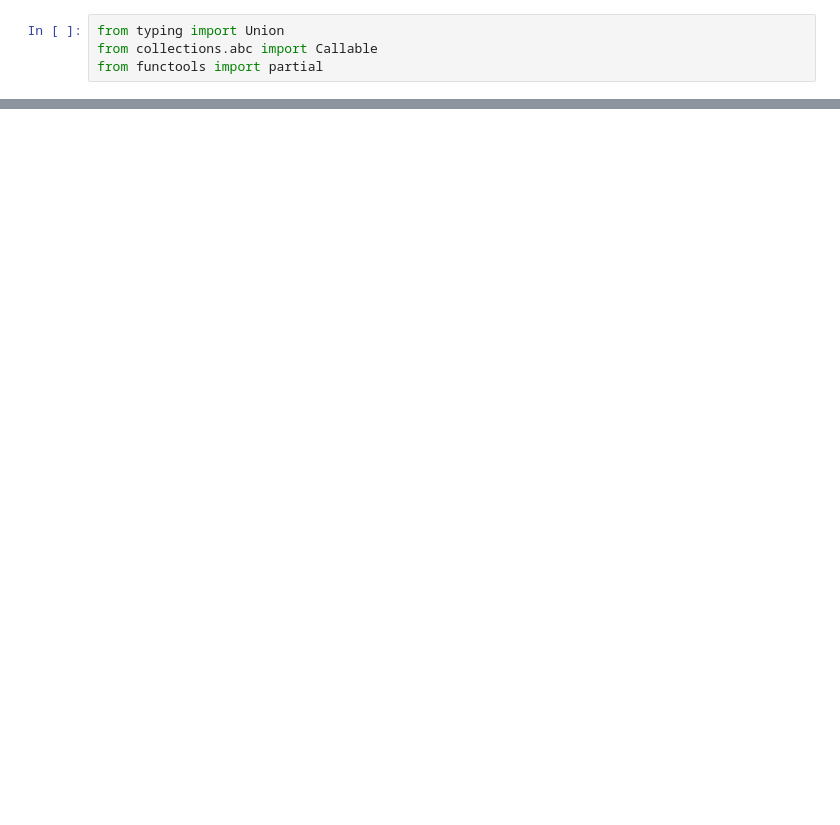
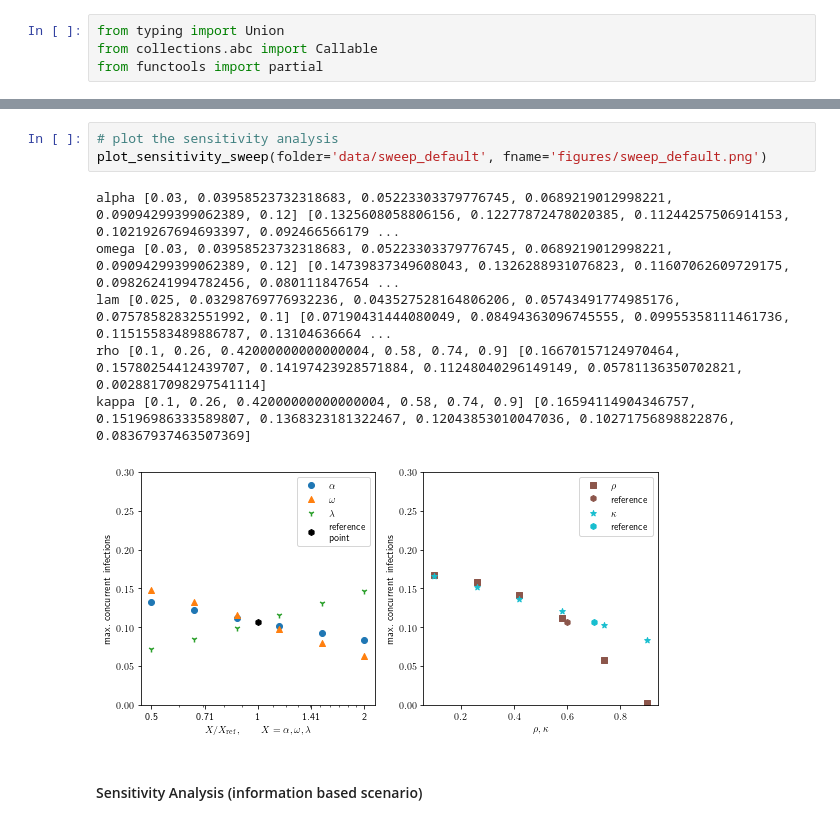
Before and after one commit to Mela/Information-Travel-and-Pandemics, a Jupyter notebook: main.ipynb, the cells around one changed output, grey strips where cells are left out. Cells and saved outputs as stored; diff of their text form; blank space fills up the shorter version.

```diff
--- a/main.ipynb
+++ b/main.ipynb
@@ -163,0 +251,12 @@ kappa [0.1, 0.2142857142857143, 0.3285714285714286, 0.44285714285714284, 0.55714
+# %%
+# plot the sensitivity analysis
+plot_sensitivity_sweep(folder='data/sweep_default', fname='figures/sweep_default.png')
+# %% [output]
+alpha [0.03, 0.03958523732318683, 0.05223303379776745, 0.0689219012998221, 0.09094299399062389, 0.12] [0.1325608058806156, 0.12277872478020385, 0.11244257506914153, 0.10219267694693397, 0.092466566179 ...
+omega [0.03, 0.03958523732318683, 0.05223303379776745, 0.0689219012998221, 0.09094299399062389, 0.12] [0.14739837349608043, 0.1326288931076823, 0.11607062609729175, 0.09826241994782456, 0.080111847654 ...
+lam [0.025, 0.03298769776932236, 0.043527528164806206, 0.05743491774985176, 0.07578582832551992, 0.1] [0.07190431444080049, 0.08494363096745555, 0.09955358111461736, 0.11515583489886787, 0.13104636664 ...
+rho [0.1, 0.26, 0.42000000000000004, 0.58, 0.74, 0.9] [0.16670157124970464, 0.15780254412439707, 0.14197423928571884, 0.11248040296149149, 0.05781136350702821, 0.0028817098297541114]
+kappa [0.1, 0.26, 0.42000000000000004, 0.58, 0.74, 0.9] [0.16594114904346757, 0.15196986333589807, 0.1368323181322467, 0.12043853010047036, 0.10271756898822876, 0.08367937463507369]
+[figure, added]
+# %% [markdown]
+#### Sensitivity Analysis (information based scenario)
```
Also changed, not shown: parts of 56 cells of this notebook, 11 other files.
